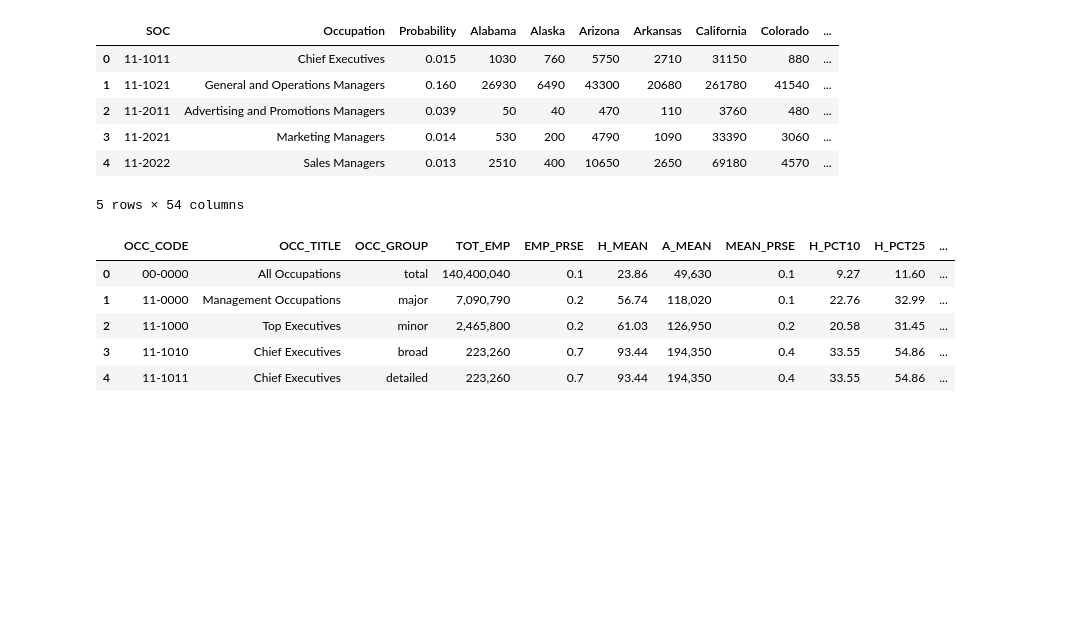
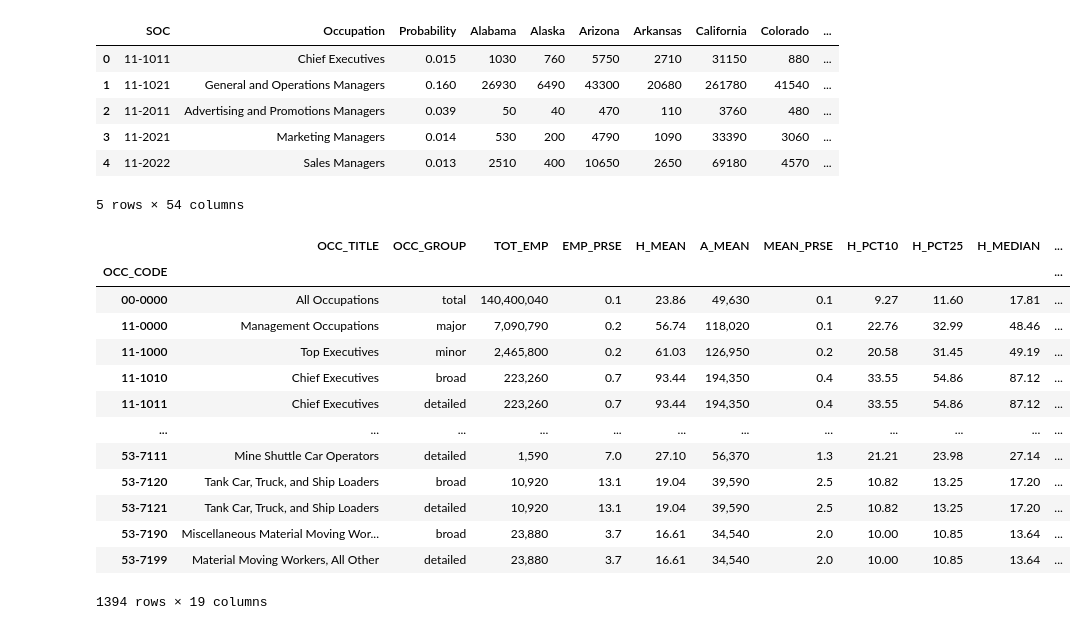
Before and after one commit to arrrlette/ETL_Project, a Jupyter notebook: ETL_Project.ipynb, the cells around one changed output. Saved outputs shown, nothing was run; the diff lists cells and outputs as text; code cells hidden in the pictures; blank space fills up the shorter version.

```diff
--- a/ETL_Project.ipynb
+++ b/ETL_Project.ipynb
@@ -14,13 +14,21 @@ automation_data_df.head()
 | 4 | 11-2022 | Sales Managers | 0.013 | 2510 | 400 | 10650 | 2650 | 69180 | 4570 | ... |
 5 rows × 54 columns
 # %%
-occupation_file = "Resources/occupation_salary.csv"
-occupation_data_df = pd.read_csv(occupation_file)
-occupation_data_df.head()
+occupation_salary_file = "Resources/occupation_salary.csv"
+occupation_salary_df = pd.read_csv(occupation_salary_file)
+occupation_salary_df.set_index("OCC_CODE")
 # %% [output]
-|  | OCC_CODE | OCC_TITLE | OCC_GROUP | TOT_EMP | EMP_PRSE | H_MEAN | A_MEAN | MEAN_PRSE | H_PCT10 | H_PCT25 | ... |
-| 0 | 00-0000 | All Occupations | total | 140,400,040 | 0.1 | 23.86 | 49,630 | 0.1 | 9.27 | 11.60 | ... |
-| 1 | 11-0000 | Management Occupations | major | 7,090,790 | 0.2 | 56.74 | 118,020 | 0.1 | 22.76 | 32.99 | ... |
-| 2 | 11-1000 | Top Executives | minor | 2,465,800 | 0.2 | 61.03 | 126,950 | 0.2 | 20.58 | 31.45 | ... |
-| 3 | 11-1010 | Chief Executives | broad | 223,260 | 0.7 | 93.44 | 194,350 | 0.4 | 33.55 | 54.86 | ... |
-| 4 | 11-1011 | Chief Executives | detailed | 223,260 | 0.7 | 93.44 | 194,350 | 0.4 | 33.55 | 54.86 | ... |
+|  | OCC_TITLE | OCC_GROUP | TOT_EMP | EMP_PRSE | H_MEAN | A_MEAN | MEAN_PRSE | H_PCT10 | H_PCT25 | H_MEDIAN | ... |
+| OCC_CODE |  |  |  |  |  |  |  |  |  |  | ... |
+| 00-0000 | All Occupations | total | 140,400,040 | 0.1 | 23.86 | 49,630 | 0.1 | 9.27 | 11.60 | 17.81 | ... |
+| 11-0000 | Management Occupations | major | 7,090,790 | 0.2 | 56.74 | 118,020 | 0.1 | 22.76 | 32.99 | 48.46 | ... |
+| 11-1000 | Top Executives | minor | 2,465,800 | 0.2 | 61.03 | 126,950 | 0.2 | 20.58 | 31.45 | 49.19 | ... |
+| 11-1010 | Chief Executives | broad | 223,260 | 0.7 | 93.44 | 194,350 | 0.4 | 33.55 | 54.86 | 87.12 | ... |
+| 11-1011 | Chief Executives | detailed | 223,260 | 0.7 | 93.44 | 194,350 | 0.4 | 33.55 | 54.86 | 87.12 | ... |
+| ... | ... | ... | ... | ... | ... | ... | ... | ... | ... | ... | ... |
+| 53-7111 | Mine Shuttle Car Operators | detailed | 1,590 | 7.0 | 27.10 | 56,370 | 1.3 | 21.21 | 23.98 | 27.14 | ... |
+| 53-7120 | Tank Car, Truck, and Ship Loaders | broad | 10,920 | 13.1 | 19.04 | 39,590 | 2.5 | 10.82 | 13.25 | 17.20 | ... |
+| 53-7121 | Tank Car, Truck, and Ship Loaders | detailed | 10,920 | 13.1 | 19.04 | 39,590 | 2.5 | 10.82 | 13.25 | 17.20 | ... |
+| 53-7190 | Miscellaneous Material Moving Wor... | broad | 23,880 | 3.7 | 16.61 | 34,540 | 2.0 | 10.00 | 10.85 | 13.64 | ... |
+| 53-7199 | Material Moving Workers, All Other | detailed | 23,880 | 3.7 | 16.61 | 34,540 | 2.0 | 10.00 | 10.85 | 13.64 | ... |
+1394 rows × 19 columns
```
Also changed, not shown: parts of 6 cells of this notebook, 2 other files.
